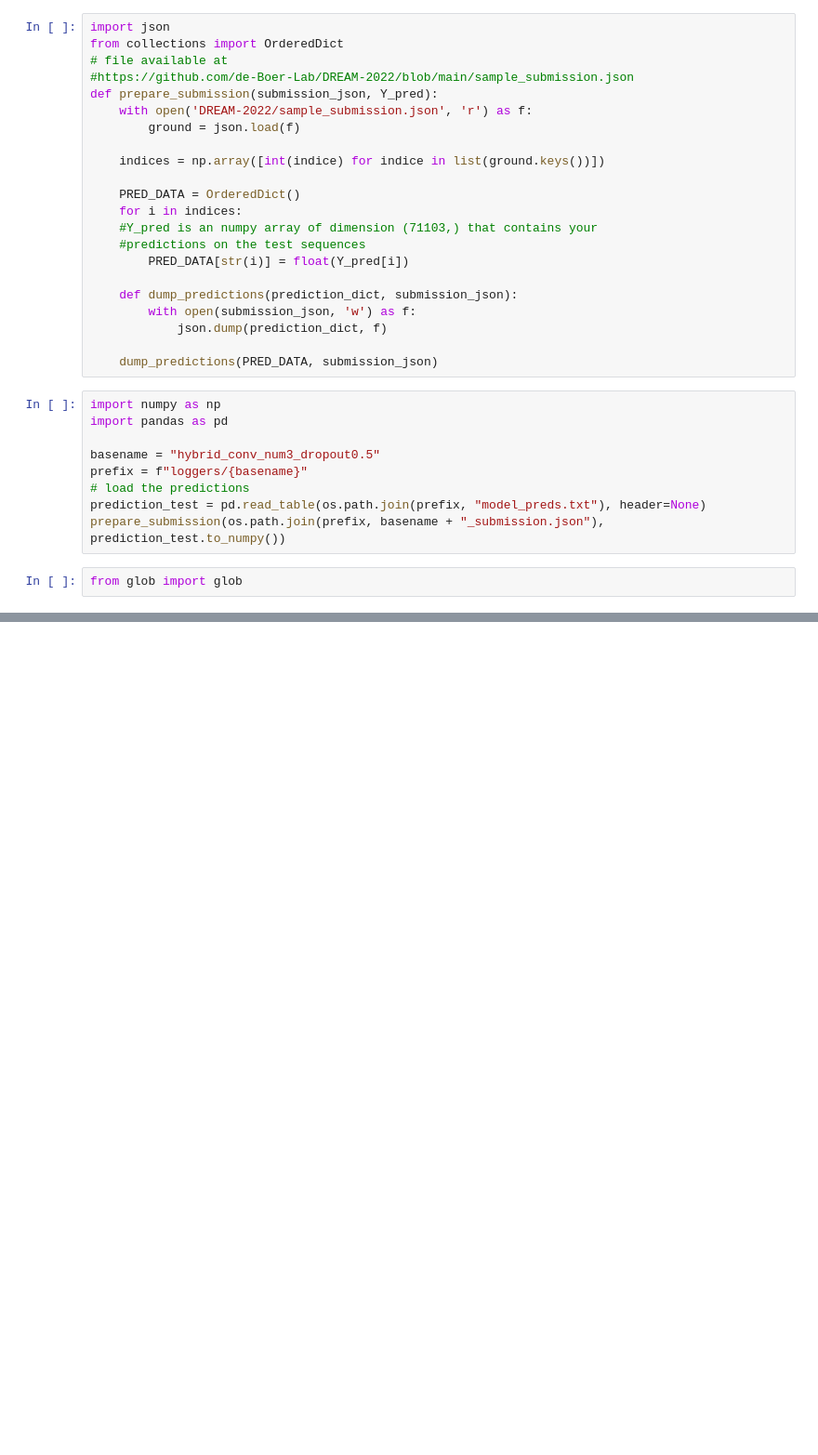
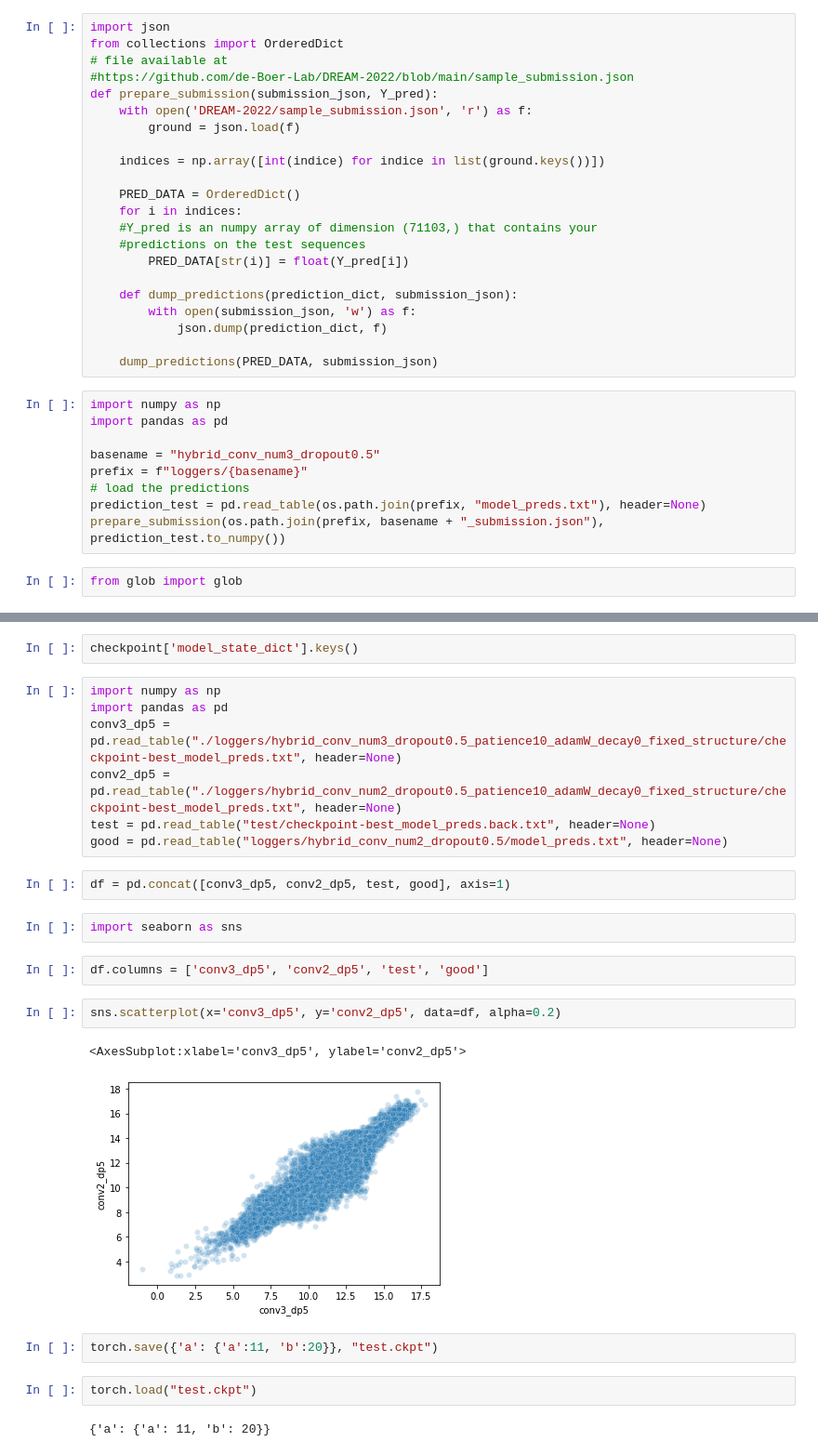
Before and after one commit to yztxwd/DreamChallenge, a Jupyter notebook: DreamChallenge.ipynb, the cells around one changed output, grey strips where cells are left out. Shown at 93% size. Drawn from its saved outputs; the diff is of its cells as text; blank space fills up the shorter version.

```diff
--- a/DreamChallenge.ipynb
+++ b/DreamChallenge.ipynb
@@ -1356,0 +1368,26 @@ for i in ["loggers/hybrid_conv_num2_dropout0.5_patience10_adamW/checkpoint-best_
+# %%
+checkpoint['model_state_dict'].keys()
+# %%
+import numpy as np
+import pandas as pd
+conv3_dp5 = pd.read_table("./loggers/hybrid_conv_num3_dropout0.5_patience10_adamW_decay0_fixed_structure/checkpoint-best_model_preds.txt", header=None)
+conv2_dp5 = pd.read_table("./loggers/hybrid_conv_num2_dropout0.5_patience10_adamW_decay0_fixed_structure/checkpoint-best_model_preds.txt", header=None)
+test = pd.read_table("test/checkpoint-best_model_preds.back.txt", header=None)
+good = pd.read_table("loggers/hybrid_conv_num2_dropout0.5/model_preds.txt", header=None)
+# %%
+df = pd.concat([conv3_dp5, conv2_dp5, test, good], axis=1)
+# %%
+import seaborn as sns
+# %%
+df.columns = ['conv3_dp5', 'conv2_dp5', 'test', 'good']
+# %%
+sns.scatterplot(x='conv3_dp5', y='conv2_dp5', data=df, alpha=0.2)
+# %% [output]
+<AxesSubplot:xlabel='conv3_dp5', ylabel='conv2_dp5'>
+[figure, added]
+# %%
+torch.save({'a': {'a':11, 'b':20}}, "test.ckpt")
+# %%
+torch.load("test.ckpt")
+# %% [output]
+{'a': {'a': 11, 'b': 20}}
```
Also changed, not shown: parts of 6 cells of this notebook, 3 other files.
